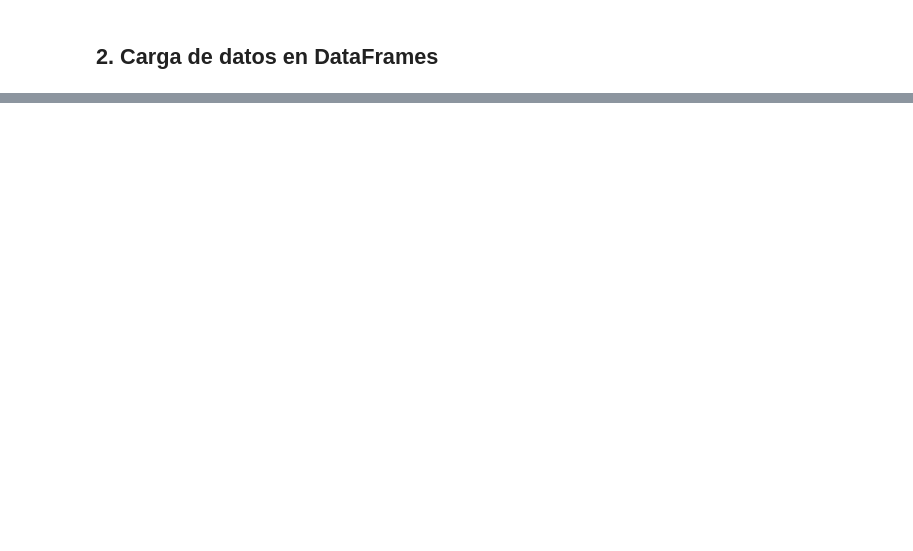
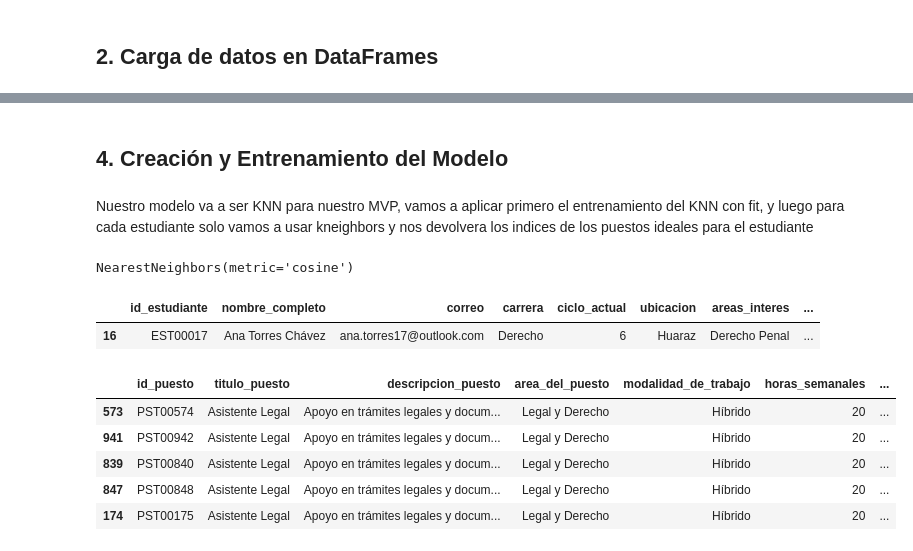
Before and after one commit to DiegoMucha/chambeaya-ai-core, a Jupyter notebook: notebooks/KawsAI-1.0.ipynb, the cells around one changed output, grey strips where cells are left out. Cells and saved outputs as stored; diff of their text form; code cells hidden in the pictures; blank space fills up the shorter version.

```diff
--- a/notebooks/KawsAI-1.0.ipynb
+++ b/notebooks/KawsAI-1.0.ipynb
@@ -281,0 +217,4 @@ mypes_filtradas["cultura_empresa"] = mypes_filtradas["cultura_empresa"].apply(pr
+# %% [markdown]
+## 4. Creación y Entrenamiento del Modelo
+# %% [markdown]
+Nuestro modelo va a ser KNN para nuestro MVP, vamos a aplicar primero el entrenamiento del KNN con fit, y luego para cada estudiante solo vamos a usar kneighbors y nos devolvera los indices de los puestos ideales para el estudiante
@@ -282 +230,26 @@ mypes_filtradas["cultura_empresa"] = mypes_filtradas["cultura_empresa"].apply(pr
+# %%
+knn = NearestNeighbors(n_neighbors=5, metric='cosine')
+knn.fit(X_puestos)
+# %% [output]
+NearestNeighbors(metric='cosine')
+# %%
+estudiante_nuevo = estudiantes.iloc[[16]]
+estudiante_nuevo.head()
+# %% [output]
+|  | id_estudiante | nombre_completo | correo | carrera | ciclo_actual | ubicacion | areas_interes | ... |
+| 16 | EST00017 | Ana Torres Chávez | ana.torres17@outlook.com | Derecho | 6 | Huaraz | Derecho Penal | ... |
+# %%
+X_estudiante_nuevo = pre.transform_estudiante(estudiante_nuevo)
+# %%
+distancias, indices = knn.kneighbors(X_estudiante_nuevo)
+puestos_recomendados = puestos.iloc[indices[0]]
+# %%
+puestos_recomendados
+# %% [output]
+|  | id_puesto | titulo_puesto | descripcion_puesto | area_del_puesto | modalidad_de_trabajo | horas_semanales | ... |
+| 573 | PST00574 | Asistente Legal | Apoyo en trámites legales y docum... | Legal y Derecho | Híbrido | 20 | ... |
+| 941 | PST00942 | Asistente Legal | Apoyo en trámites legales y docum... | Legal y Derecho | Híbrido | 20 | ... |
+| 839 | PST00840 | Asistente Legal | Apoyo en trámites legales y docum... | Legal y Derecho | Híbrido | 20 | ... |
+| 847 | PST00848 | Asistente Legal | Apoyo en trámites legales y docum... | Legal y Derecho | Híbrido | 20 | ... |
+| 174 | PST00175 | Asistente Legal | Apoyo en trámites legales y docum... | Legal y Derecho | Híbrido | 20 | ... |
 # %%
```
Also changed, not shown: parts of 22 cells of this notebook, 7 other files.
